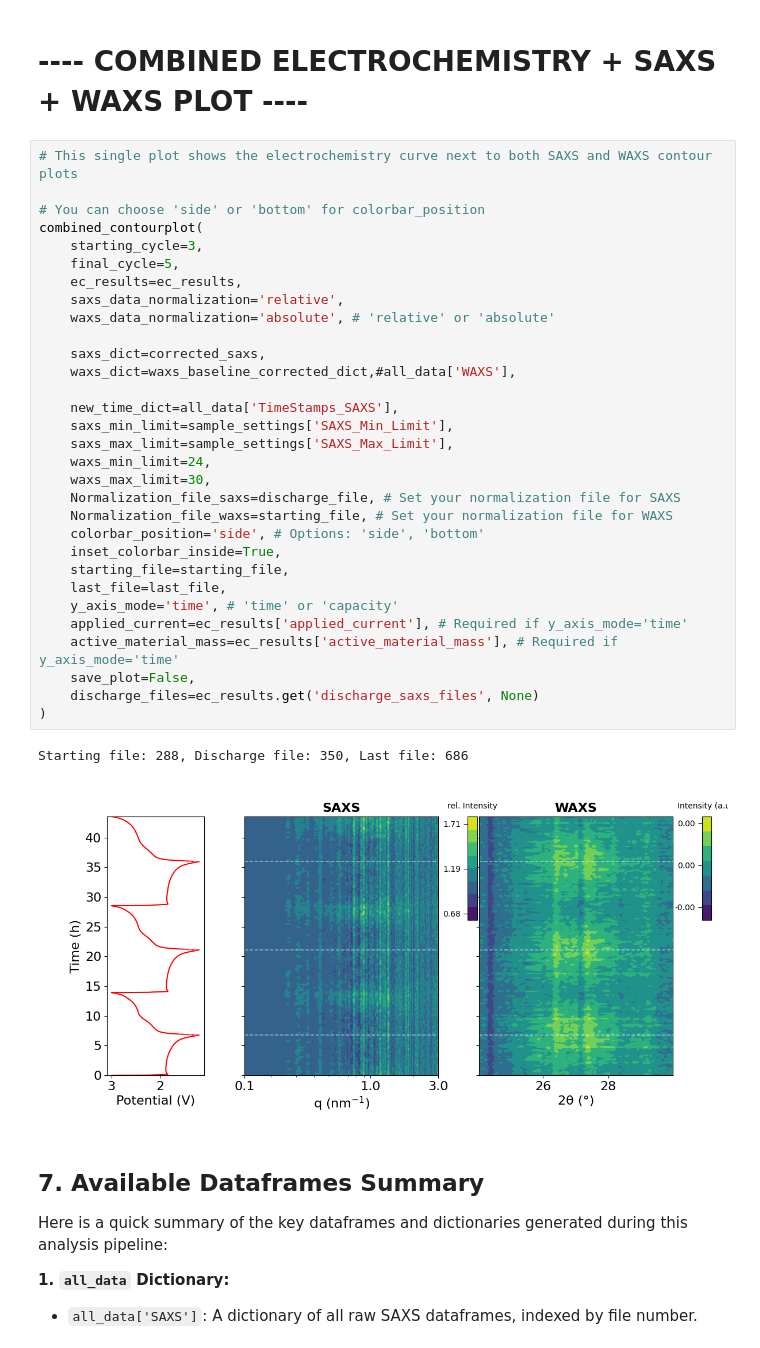
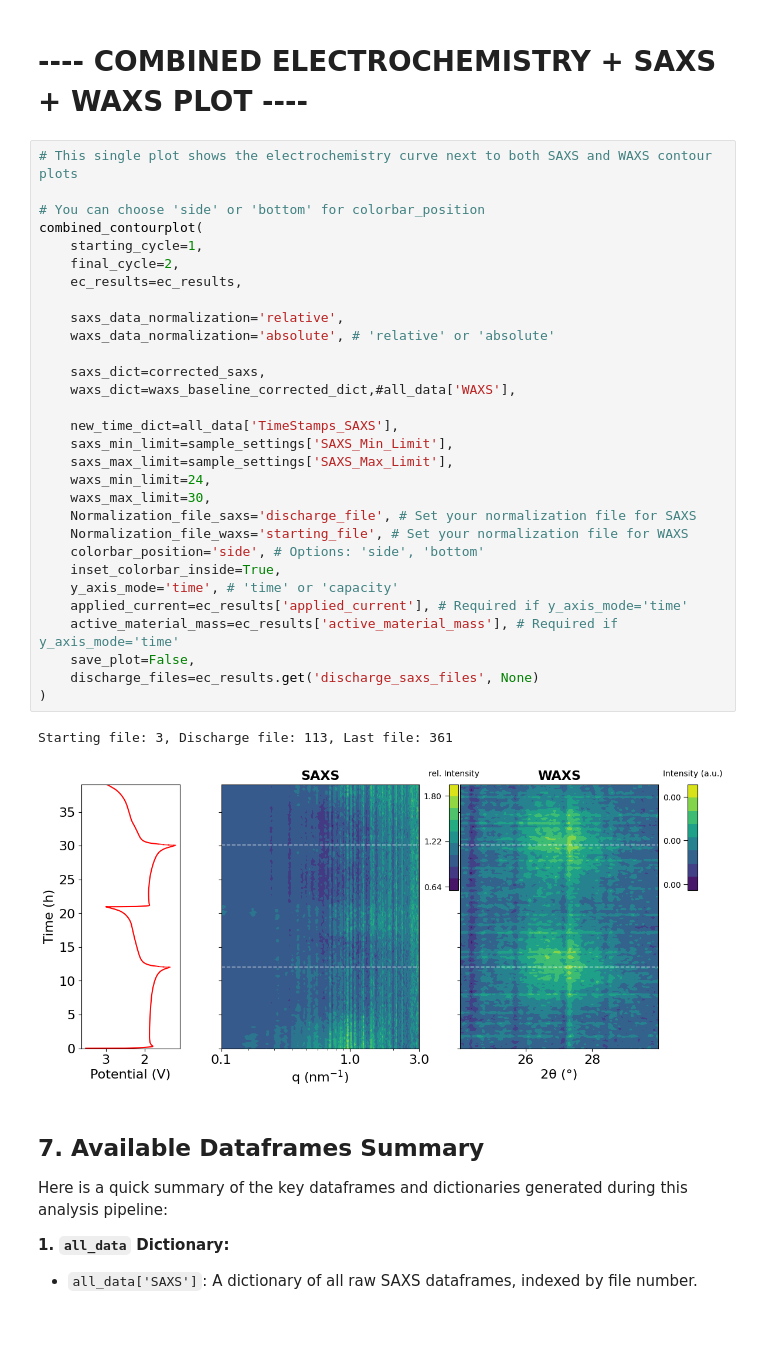
Before and after one commit to PronoyDutta/SAXS_WAXS, a Jupyter notebook: Final_Notebooks/main_analysis.ipynb, the cells around one changed output. Cells and saved outputs as stored; diff of their text form.

```diff
--- a/Final_Notebooks/main_analysis.ipynb
+++ b/Final_Notebooks/main_analysis.ipynb
@@ -330,37 +320,36 @@ VBox(children=(HTML(value='<h3>WAXS Baseline Correction</h3>'), Dropdown(descrip
 # %%
 # This single plot shows the electrochemistry curve next to both SAXS and WAXS contour plots
 
 # You can choose 'side' or 'bottom' for colorbar_position
 combined_contourplot(
-    starting_cycle=3,
-    final_cycle=5,
+    starting_cycle=1,
+    final_cycle=2,
     ec_results=ec_results,
+
     saxs_data_normalization='relative',
     waxs_data_normalization='absolute', # 'relative' or 'absolute'
 
     saxs_dict=corrected_saxs,
     waxs_dict=waxs_baseline_corrected_dict,#all_data['WAXS'],
 
     new_time_dict=all_data['TimeStamps_SAXS'],
     saxs_min_limit=sample_settings['SAXS_Min_Limit'],
     saxs_max_limit=sample_settings['SAXS_Max_Limit'],
     waxs_min_limit=24,
     waxs_max_limit=30,
-    Normalization_file_saxs=discharge_file, # Set your normalization file for SAXS
-    Normalization_file_waxs=starting_file, # Set your normalization file for WAXS
+    Normalization_file_saxs='discharge_file', # Set your normalization file for SAXS
+    Normalization_file_waxs='starting_file', # Set your normalization file for WAXS
     colorbar_position='side', # Options: 'side', 'bottom'
     inset_colorbar_inside=True,
-    starting_file=starting_file,
-    last_file=last_file,
     y_axis_mode='time', # 'time' or 'capacity'
     applied_current=ec_results['applied_current'], # Required if y_axis_mode='time'
     active_material_mass=ec_results['active_material_mass'], # Required if y_axis_mode='time'
     save_plot=False,
     discharge_files=ec_results.get('discharge_saxs_files', None)
 )
 # %% [output]
-Starting file: 288, Discharge file: 350, Last file: 686
+Starting file: 3, Discharge file: 113, Last file: 361
-[figure, old version]
+[figure, new version]
 # %% [markdown]
 ## 7. Available Dataframes Summary
 Here is a quick summary of the key dataframes and dictionaries generated during this analysis pipeline:
```
Also changed, not shown: parts of 14 cells of this notebook, 2 other files.
